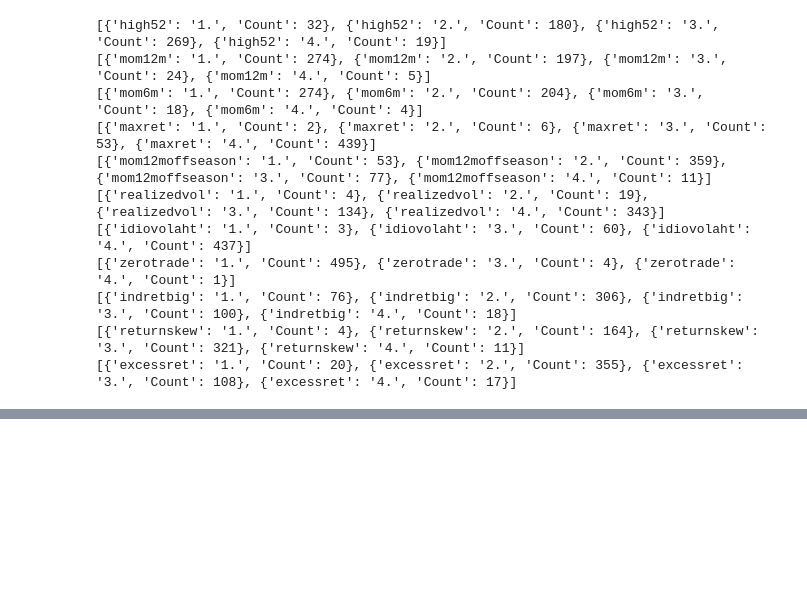
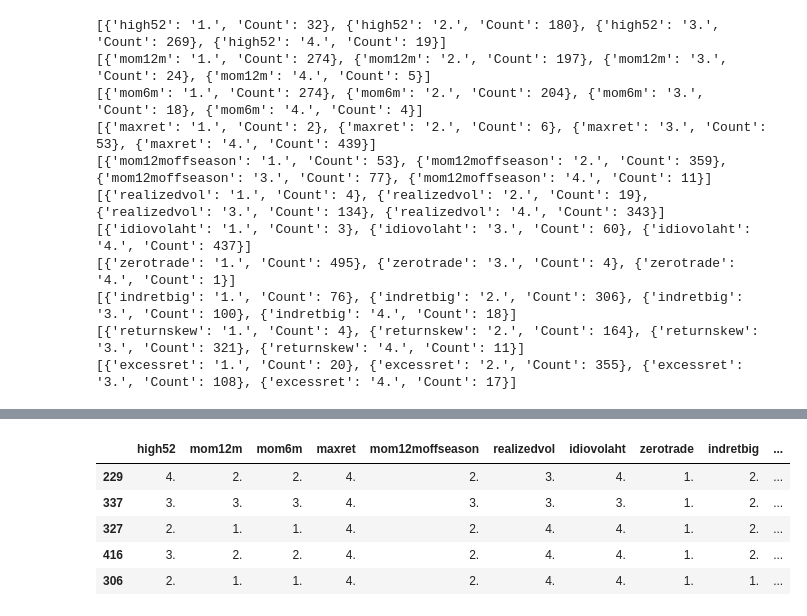
Before and after one commit to alasdair-breasley/pds-assignment, a Jupyter notebook: PDS_Assignment.ipynb, the cells around one changed output, grey strips where cells are left out. Saved outputs shown, nothing was run; the diff lists cells and outputs as text; code cells hidden in the pictures; blank space fills up the shorter version.

```diff
--- a/PDS_Assignment.ipynb
+++ b/PDS_Assignment.ipynb
@@ -725,0 +728,9 @@ plt.show()
+# %%
+testing_data.head()
+# %% [output]
+|  | high52 | mom12m | mom6m | maxret | mom12moffseason | realizedvol | idiovolaht | zerotrade | indretbig | ... |
+| 229 | 4. | 2. | 2. | 4. | 2. | 3. | 4. | 1. | 2. | ... |
+| 337 | 3. | 3. | 3. | 4. | 3. | 3. | 3. | 1. | 2. | ... |
+| 327 | 2. | 1. | 1. | 4. | 2. | 4. | 4. | 1. | 2. | ... |
+| 416 | 3. | 2. | 2. | 4. | 2. | 4. | 4. | 1. | 2. | ... |
+| 306 | 2. | 1. | 1. | 4. | 2. | 4. | 4. | 1. | 1. | ... |
```
Also changed, not shown: parts of 4 cells of this notebook.
